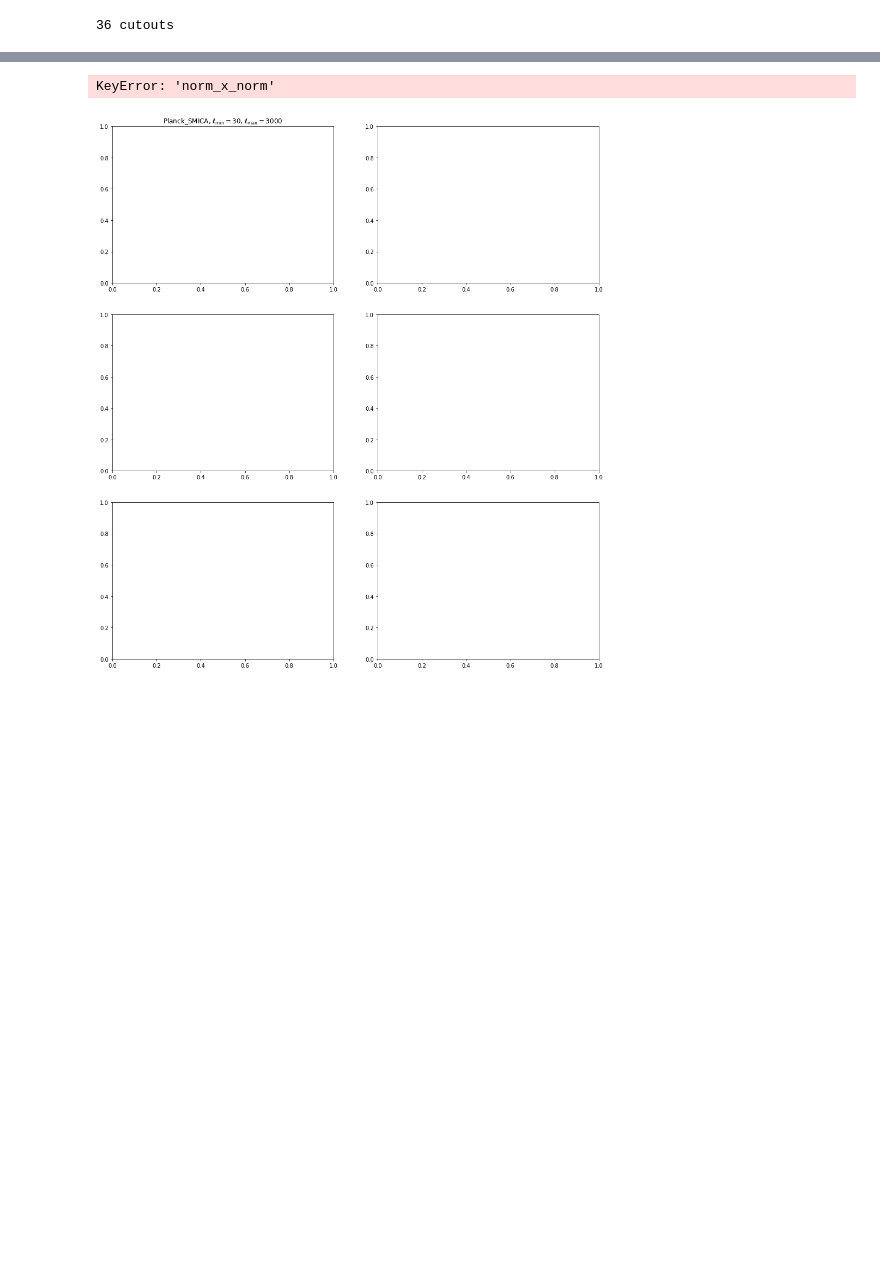
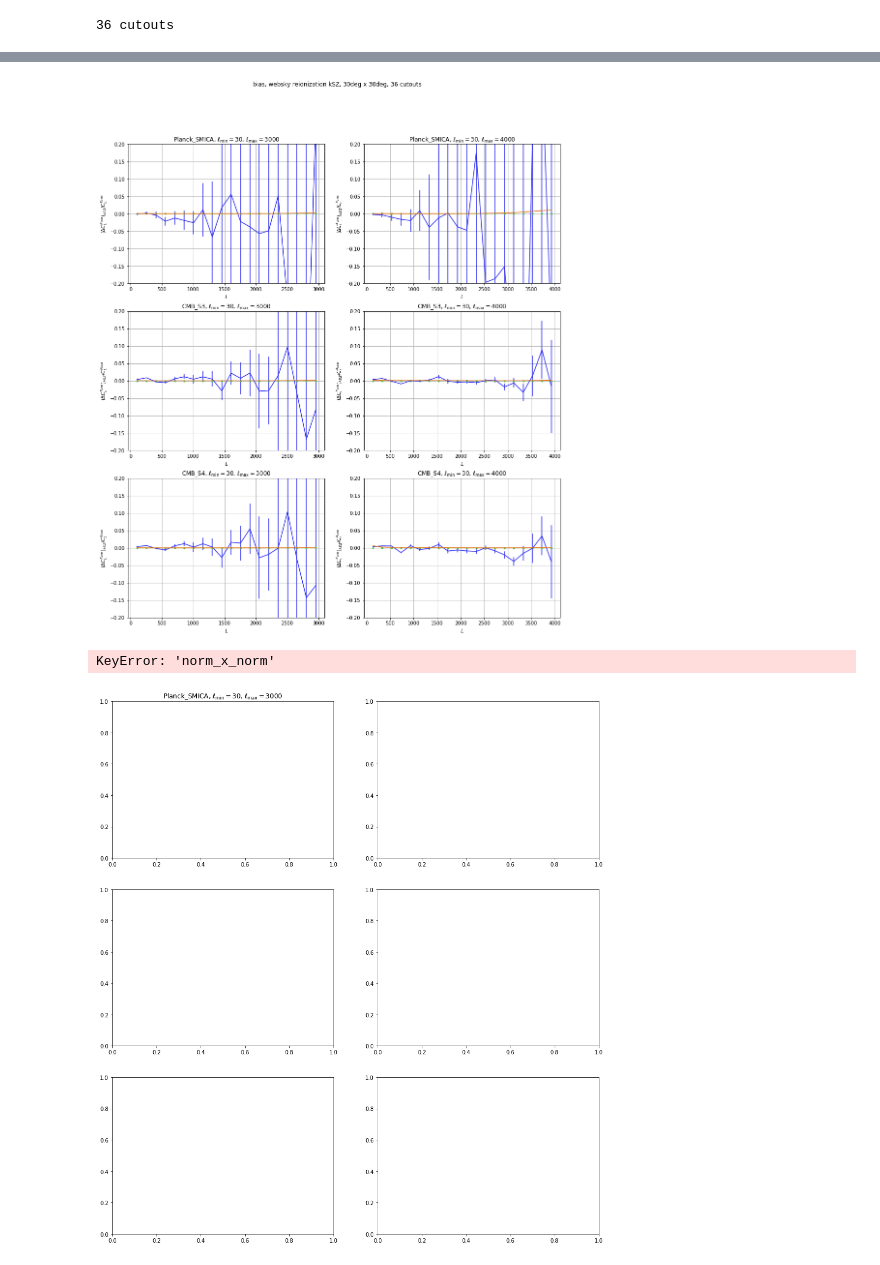
Before and after one commit to catketchup/new_reion-lens, a Jupyter notebook: plot.ipynb, the cells around one changed output, grey strips where cells are left out. Drawn from its saved outputs; the diff is of its cells as text; code cells hidden in the pictures; blank space fills up the shorter version.

```diff
--- a/plot.ipynb
+++ b/plot.ipynb
@@ -63,3 +83,25 @@ plt.savefig(plot_path + map_source + '_'+ksz_type+'_bias.png')
+# %%
+fig, ax = plt.subplots(row, column,figsize=(8*column,6*row))
+fig.suptitle('bias, %s %s kSZ, %sdeg x %sdeg, %s cutouts' %(map_source, ksz_name, width_deg, width_deg, str(cutouts)))
+for i in range(row):
+    for j in range(column):
+        Data1 = pd.read_csv(data_path + '%s_%s_%s_%s_%s.csv' %(map_source, ksz_type, experiments[i], lmin, lmaxs[j]))
+        Data2 = pd.read_csv(data_ksz_path + '%s_%s_%s_%s_%s.csv' %(map_source, ksz_type, experiments[i], lmin, lmaxs[j]))
+        #ax[i,j].plot(Data['Ls'], Data['bias'])
+        ax[i,j].errorbar(Data1['Ls'], Data1['bias'], yerr=Data1['bias_err'])
+        ax[i,j].errorbar(Data2['Ls'], Data2['bias'], yerr=Data2['bias_err'])
+        ax[i,j].plot(Data1['Ls'], np.zeros(np.shape(Data['Ls'])), '.')
+
+        #ax[i,j].plot(Data['Ls'], np.zeros(np.shape(Data['Ls'])))
+        ax[i,j].set_title(r'%s, ${\ell}_{\mathrm{min}}=%s$, ${\ell}_{\mathrm{max}}=%s$' %(experiments[i], lmin, lmaxs[j]))
+        ax[i,j].set_xlabel('$L$')
+        ax[i,j].set_ylabel('$({\Delta}C_L^{K_{CMB}})_{kSZ}/C_L^{K_{CMB}}$')
+        #ax[i,j].set_xlim([0,3000])
+        ax[i,j].set_ylim([-0.2,  0.2])
+        ax[i,j].grid()
+plt.savefig(plot_path + map_source + '_'+ksz_type+'.png')
+# %% [output]
+[figure, added]
 # %%
 fig, ax = plt.subplots(row, column,figsize=(8*column,6*row))
 err_amplify = 100
```
Also changed, not shown: parts of 3 cells of this notebook, 53 other files.
